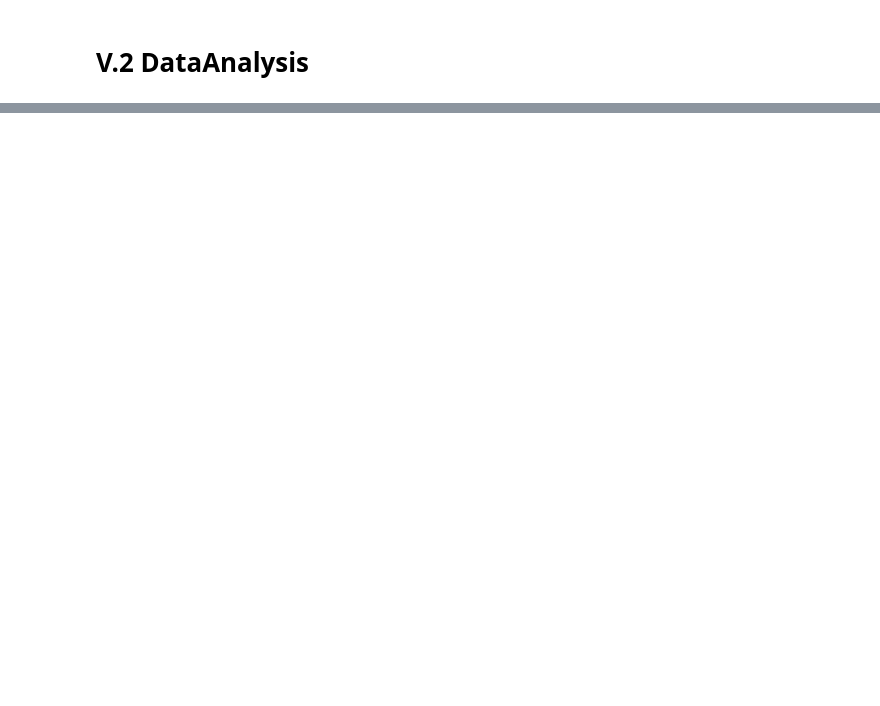
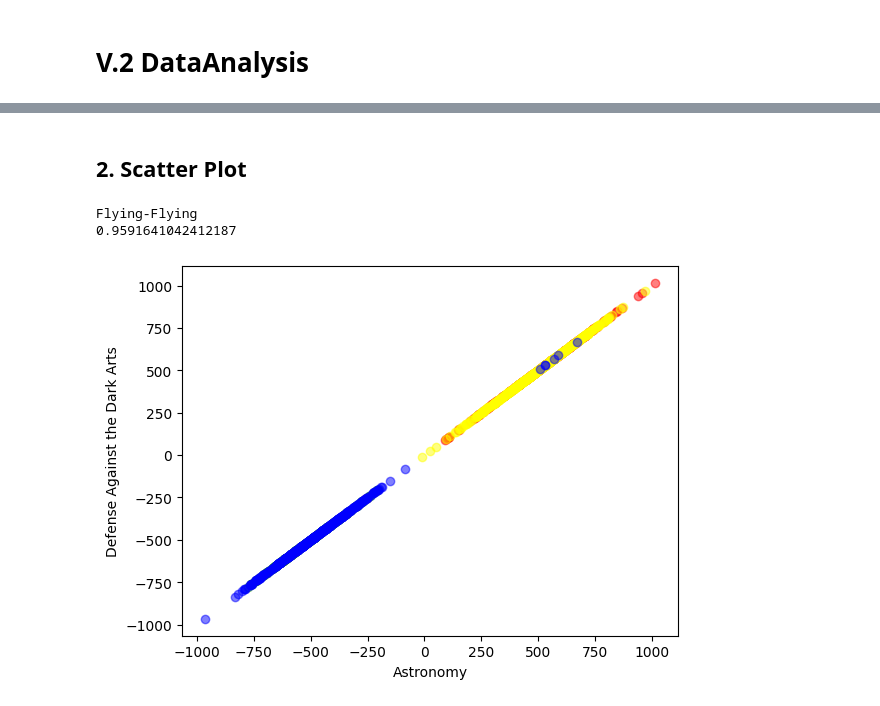
Before and after one commit to NathanColin27/dslr, a Jupyter notebook: DSLR.ipynb, the cells around one changed output, grey strips where cells are left out. Drawn from its saved outputs; the diff is of its cells as text; code cells hidden in the pictures; blank space fills up the shorter version.

```diff
--- a/DSLR.ipynb
+++ b/DSLR.ipynb
@@ -307,0 +341,59 @@ fig.show()
+# %% [markdown]
+## 2. Scatter Plot
+# %%
+def covariance(f1 : str, f2 : str):
+    list1 = df[f1]
+    list2 = df[f2]
+    f1_mean = mean(f1)
+    f2_mean = mean(f2)
+
+    numerator = 0
+    if len(list1) == len(list2):
+        for i in range(len(list1)):
+            if pd.notna(list1[i]) and pd.notna(list2[i]):
+                numerator += (list1[i] - f1_mean) * (list2[i] - f2_mean)
+        return numerator / (len(list1) - 1)
+    else:
+        print("Error")
+
+def correlation_coefficient(f1 : str, f2 : str):
+    numerator = covariance(f1, f2)
+    denominator = std(f1) * std(f2)
+    return abs(numerator/denominator)
+
+correlation_scores = {}
+for i in courses:
+    for j in courses:
+#         if i != j:
+        correlation_scores[str(i + '-' + j)] = correlation_coefficient(i,j)
+#             print(f"correlation {i} - {j} :", correlation_coefficient(i,j))
+
+
+print(max(correlation_scores, key=correlation_scores.get))
+print(correlation_scores['Astronomy-Defense Against the Dark Arts'])
+# %% [output]
+Flying-Flying
+0.9591641042412187
+# %%
+# plt.figure(figsize=(30, 15))
+# plt.subplots_adjust(hspace=0.5)
+# plt.suptitle("Similarities", fontsize=18, y=0.95)
+
+_, ax = plt.subplots()
+
+for house, color in zip(houses, colors):
+        x = df.loc[df['Hogwarts House'] == house]['Astronomy']
+        y = df.loc[df['Hogwarts House'] == house]['Astronomy']
+        plt.scatter(x, y, color=color, alpha=0.5)
+
+ax.set_xlabel('Astronomy')
+ax.set_ylabel('Defense Against the Dark Arts')
+
+plt.show()
+
+
+
+# plt.scatter(df['Muggle Studies'], df['Charms'])
+plt.show()
+# %% [output]
+[figure, added]
```
Also changed, not shown: parts of 3 cells of this notebook, 1 other file.
